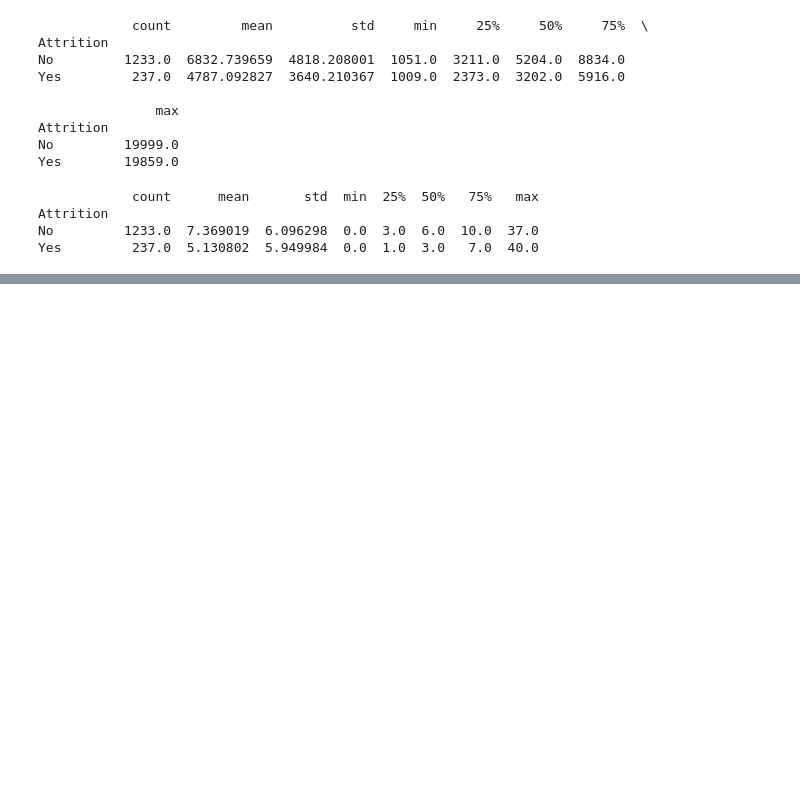
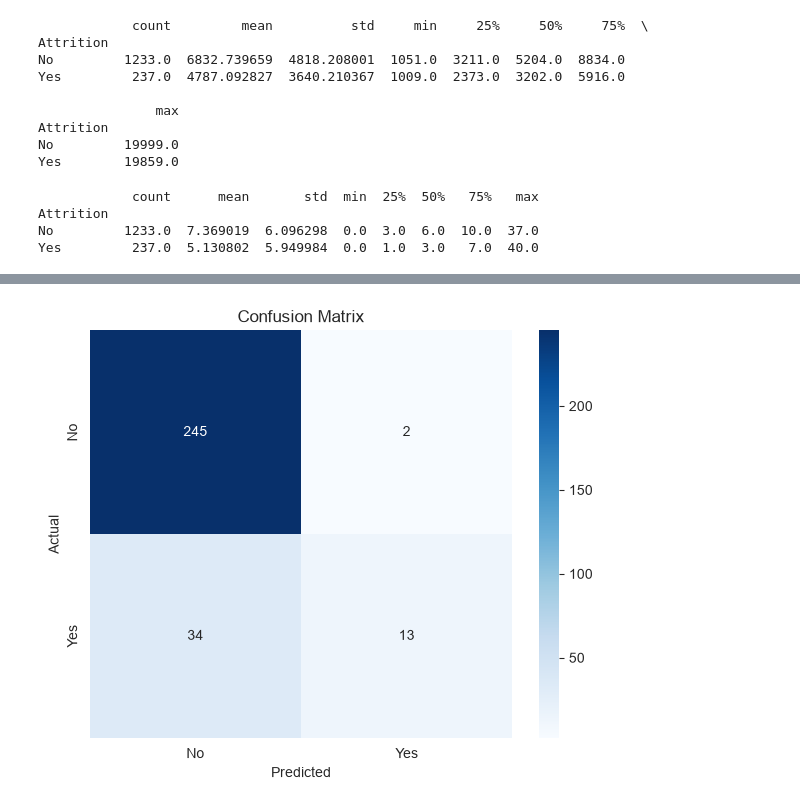
Before and after one commit to bolu-amusan/employee-attrition-analysis, a Jupyter notebook: notebooks/attrition_analysis.ipynb, the cells around one changed output, grey strips where cells are left out. Cells and saved outputs as stored; diff of their text form; code cells hidden in the pictures; blank space fills up the shorter version.

Commit message:
Add logistic regression model, class imbalance handling, and feature importance analysis

```diff
--- a/notebooks/attrition_analysis.ipynb
+++ b/notebooks/attrition_analysis.ipynb
@@ -134,0 +142,12 @@ SyntaxError: invalid syntax. Perhaps you forgot a comma? (432015798.py, line 3)
+# %%
+# Drop columns not useful for our prediction eg. constant values or IDs
+df_model = df.drop(columns=['EmployeeCount', 'EmployeeNumber', 'Over18', 'StandardHours'])
+
+# Convert target variable to binary where 1 = left and 0 = stayed
+df_model['Attrition'] = (df_model['Attrition'] == 'Yes').astype(int)
+
+# One-hot encode remaining categorical columns
+df_model = pd.get_dummies(df_model, drop_first=True)
+
+print(df_model.shape)
+df_model.head()
@@ -134,0 +163,8 @@ SyntaxError: invalid syntax. Perhaps you forgot a comma? (432015798.py, line 3)
+# %%
+from sklearn.model_selection import train_test_split
+
+X = df_model.drop(columns=['Attrition'])
+y = df_model['Attrition']
+
+X_train, X_test, y_train, y_test = train_test_split(X, y, test_size=0.2, random_state=42, stratify=y)
+print(f"Train size: {X_train.shape[0]}, Test size: {X_test.shape[0]}")
@@ -134,0 +173,5 @@ SyntaxError: invalid syntax. Perhaps you forgot a comma? (432015798.py, line 3)
+# %%
+from sklearn.linear_model import LogisticRegression
+
+model = LogisticRegression(max_iter=1000, random_state=42)
+model.fit(X_train, y_train)
@@ -134,0 +188,8 @@ SyntaxError: invalid syntax. Perhaps you forgot a comma? (432015798.py, line 3)
+# %%
+from sklearn.metrics import accuracy_score, classification_report, confusion_matrix
+
+y_pred = model.predict(X_test)
+
+print(f"Accuracy: {accuracy_score(y_test, y_pred):.3f}")
+print()
+print(classification_report(y_test, y_pred))
@@ -134,0 +207,13 @@ SyntaxError: invalid syntax. Perhaps you forgot a comma? (432015798.py, line 3)
+# %%
+cm = confusion_matrix(y_test, y_pred)
+
+fig, ax = plt.subplots(figsize=(6, 5))
+sns.heatmap(cm, annot=True, fmt='d', cmap='Blues', xticklabels=['No', 'Yes'], yticklabels=['No', 'Yes'], ax=ax)
+ax.set_xlabel('Predicted')
+ax.set_ylabel('Actual')
+ax.set_title('Confusion Matrix')
+plt.tight_layout()
+plt.savefig('../images/confusion_matrix.png', dpi=150)
+plt.show()
+# %% [output]
+[figure, added]
```
Also changed, not shown: parts of 9 cells of this notebook, 2 other files.
